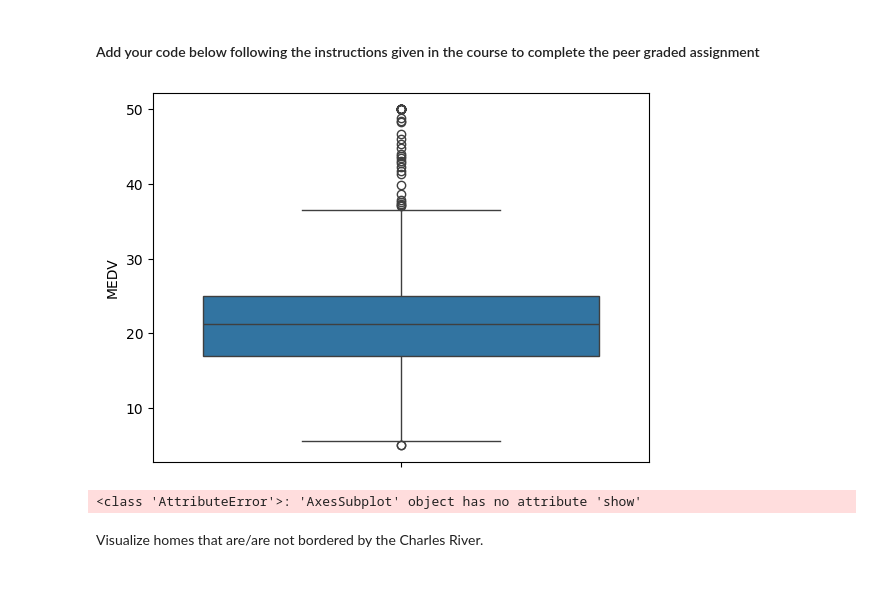
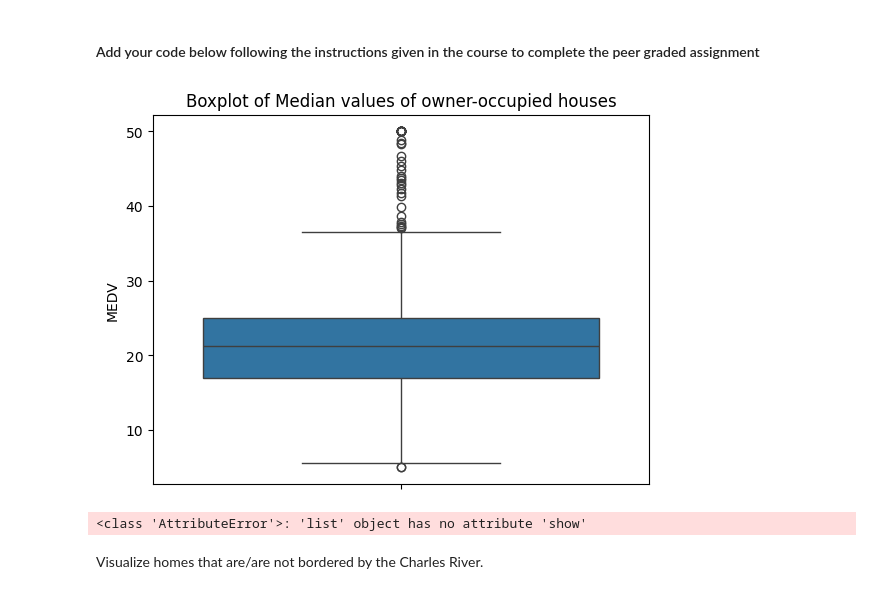
Before and after one commit to amoral1/Boston-Housing-Data, a Jupyter notebook: Boston_Data_forpeers.jupyterlite.ipynb, the cells around one changed output. Saved outputs shown, nothing was run; the diff lists cells and outputs as text; code cells hidden in the pictures.

```diff
--- a/Boston_Data_forpeers.jupyterlite.ipynb
+++ b/Boston_Data_forpeers.jupyterlite.ipynb
@@ -39,11 +39,11 @@ from scipy import stats
 # %%
 # Use a boxplot of median values of owner-occupied houses.
 bxplt = sns.boxplot(y="MEDV",
-                 data=boston_df)
+                 data=boston_df).set(title='Boxplot of Median values of owner-occupied houses')
 bxplt.show()
 # %% [output]
-[figure, old version]
+[figure, new version]
-<class 'AttributeError'>: 'AxesSubplot' object has no attribute 'show'
+<class 'AttributeError'>: 'list' object has no attribute 'show'
 # %% [markdown]
 Visualize homes that are/are not bordered by the Charles River.
 # %%
```
Also changed, not shown: parts of 4 cells of this notebook.
